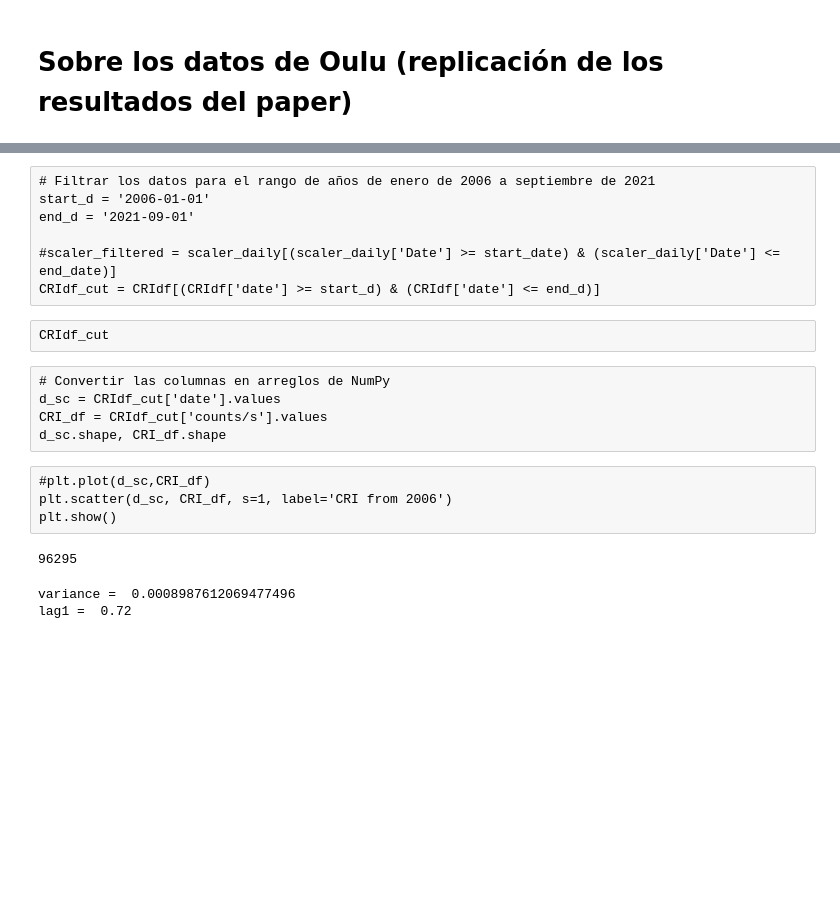
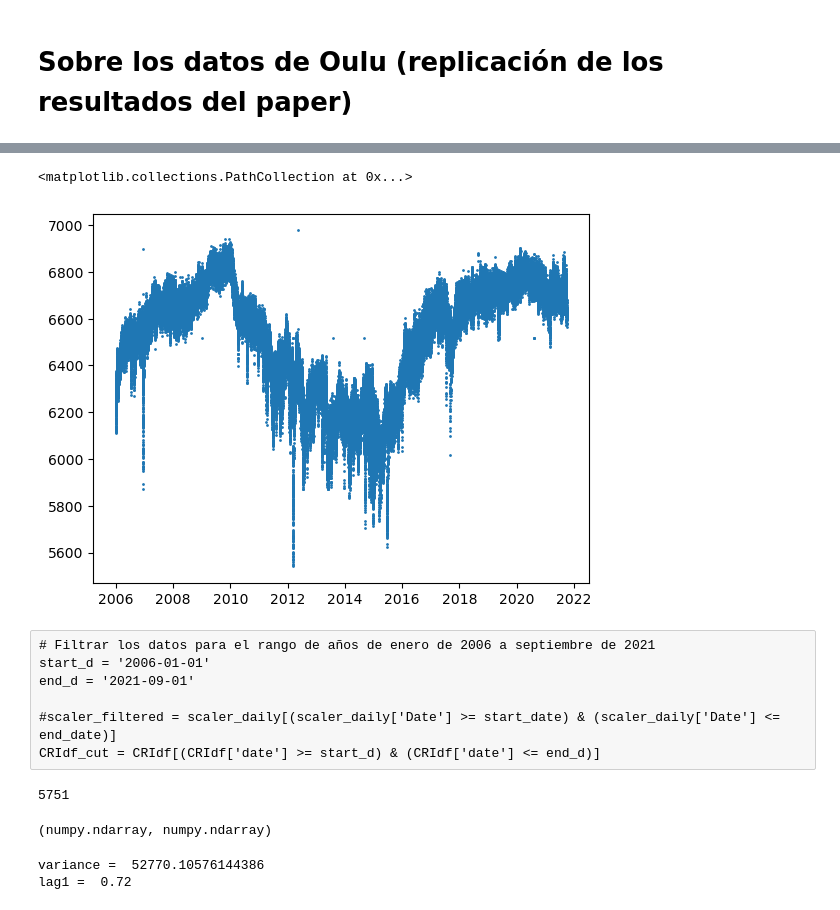
Before and after one commit to jennifergc/scaler_for_solar_analysis, a Jupyter notebook: wave_python/run_scripts.ipynb, the cells around one changed output, grey strips where cells are left out. Saved outputs shown, nothing was run; the diff lists cells and outputs as text; code cells hidden in the pictures; blank space fills up the shorter version.

```diff
--- a/wave_python/run_scripts.ipynb
+++ b/wave_python/run_scripts.ipynb
@@ -246,3 +207,22 @@ CRIdf
+# %%
+CRIdf = pd.read_csv('../solar_parameters/OULU_2006_01_01 _00_00_2021_09_30 _00_00.csv')
+CRIdf['CorrectedCountRate[cts/min]'] = pd.to_numeric(CRIdf['CorrectedCountRate[cts/min]'], errors='coerce')
+CRIdf['Timestamp'] = pd.to_datetime(CRIdf['Timestamp'])
+mean_value = CRIdf['CorrectedCountRate[cts/min]'].mean()
+CRIdf['CorrectedCountRate[cts/min]'].fillna(mean_value, inplace=True)
+threshold_above = 1.08 * mean_value  # % por encima del valor promedio
+threshold_below = 0.85 * mean_value  # % por debajo del valor promedio
+mask_above = CRIdf['CorrectedCountRate[cts/min]'] > threshold_above
+mask_below = CRIdf['CorrectedCountRate[cts/min]'] < threshold_below
+CRIdf.loc[mask_above, 'CorrectedCountRate[cts/min]'] = mean_value
+CRIdf.loc[mask_below, 'CorrectedCountRate[cts/min]'] = mean_value
+# %%
+x = CRIdf['Timestamp'].values
+y = CRIdf['CorrectedCountRate[cts/min]'].values
+plt.scatter(x,y,s=1)
+# %% [output]
+<matplotlib.collections.PathCollection at 0x...>
+[figure, added]
 # %% [raw]
 # Filtrar los datos para el rango de años de enero de 2006 a septiembre de 2021
 start_d = '2006-01-01'
@@ -250,21 +230,3 @@ end_d = '2021-09-01'
 
 #scaler_filtered = scaler_daily[(scaler_daily['Date'] >= start_date) & (scaler_daily['Date'] <= end_date)]
 CRIdf_cut = CRIdf[(CRIdf['date'] >= start_d) & (CRIdf['date'] <= end_d)]
-# %% [raw]
-CRIdf_cut
-# %% [raw]
-# Convertir las columnas en arreglos de NumPy
-d_sc = CRIdf_cut['date'].values
-CRI_df = CRIdf_cut['counts/s'].values
-d_sc.shape, CRI_df.shape
-# %% [raw]
-#plt.plot(d_sc,CRI_df)
-plt.scatter(d_sc, CRI_df, s=1, label='CRI from 2006')
-plt.show()
-# %%
-#subset = CRIdf['counts/s'].iloc[:730]
-subset = CRIdf['counts/s_2']
-sst = subset.values
-len(sst)
-# %% [output]
-96295
@@ -271,22 +236,34 @@ len(sst)
+# %%
+##### DEBO CONVERTIR ESA COLUMNA EN UN ARRAY DE NUMPY PARA PODER PASARLA POR EL CÓDIGO
+#subset = CRIdf['counts/s'].iloc[:730]
+subset = CRIdf['CorrectedCountRate[cts/min]']
+sst = subset.values
+len(sst)
+# %% [output]
+5751
+# %%
+type(sst), type(time)
+# %% [output]
+(numpy.ndarray, numpy.ndarray)
 # %%
-#sst = sst - np.mean(sst)
+sst = sst - np.mean(sst)
 variance = np.std(sst, ddof=1) ** 2
 print("variance = ", variance)
 
-# Adjust dt to represent daily data (0.25 corresponds to 6 hours, not a full day)
 n = len(sst)
-dt = 0.00411  # 3 horas en unidades de años
-time = np.arange(len(sst)) * dt + 1990.0  # Construct time array starting from 1990
-xlim = ([1990, 2022])  # Modify the plotting range to cover the two years
-
-# Otros parámetros
-pad = 1
-#dj = 0.125
-#s0 = 2 * dt  # Escoge un valor apropiado según tu escala de interés
-#j1 = 7 / dj  # Escoge un valor adecuado según la resolución requerida
-lag1 = 0.72
-print("lag1 = ", lag1)
+dt = 1 # en unidades de dias
+#time = np.arange(len(sst) * dt + 2006.0)   # construct time array
+time = np.arange(2006, 2006 + (len(sst)/365), (1))
+xlim = ([2006, 2021])  # plotting range
+pad = 0  # pad the time series with zeroes (recommended)
+#dj = 0.25  # this will do 4 sub-octaves per octave
+dj = -1
+s0 = 2 * dt  # this says start at a scale of 6 months
+#j1 = 7 / dj  # this says do 7 powers-of-two with dj sub-octaves each
+j1=-1
+lag1 = 0.72  # lag-1 autocorrelation for red noise background
+print("lag1 = ", lag1, "\n")
 mother = 'MORLET'
 # %% [output]
-variance =  0.0008987612069477496
+variance =  52770.10576144386
 lag1 =  0.72
```
Also changed, not shown: parts of 11 cells of this notebook, 15 other files.
